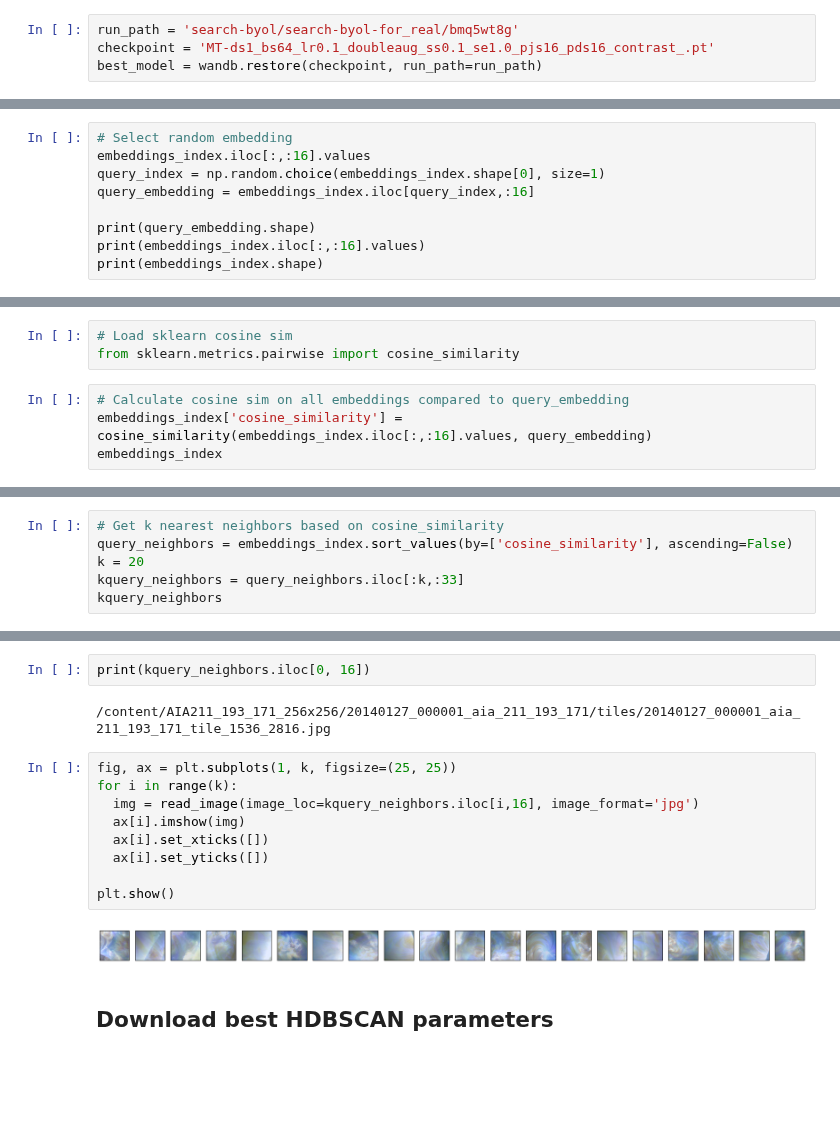
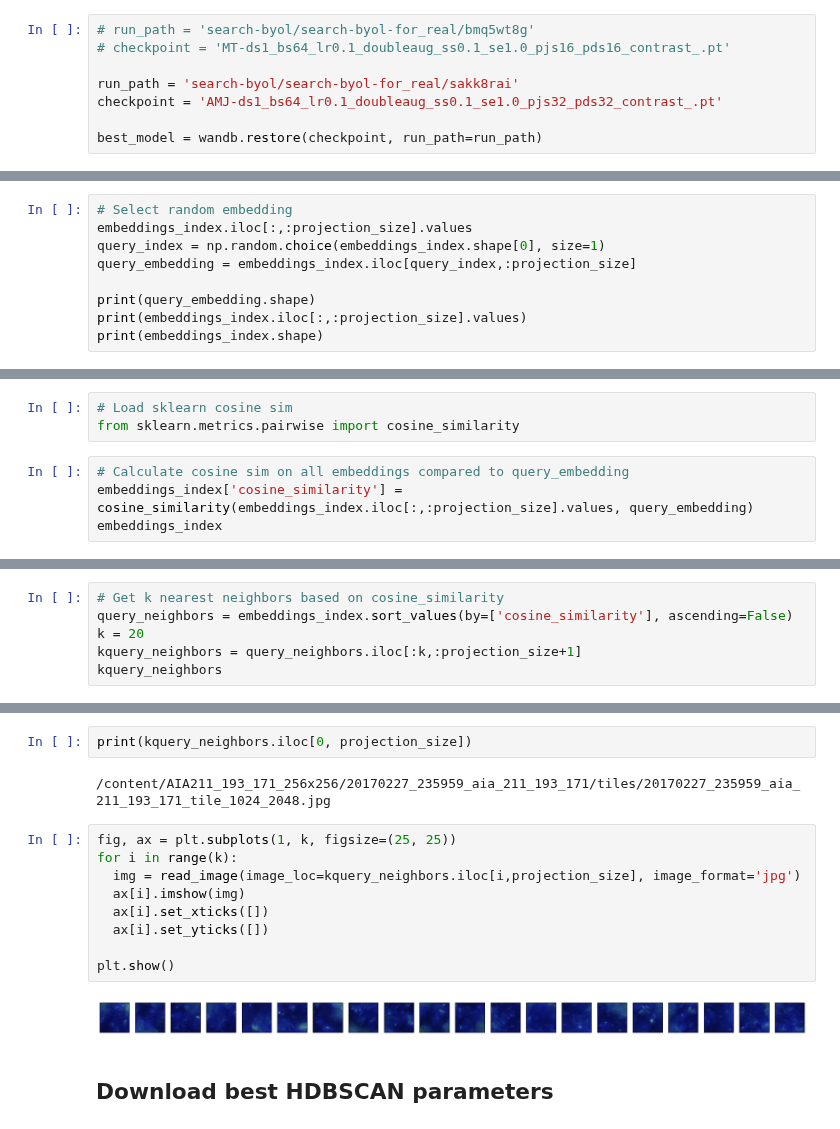
Before and after one commit to hits-sdo/hits-sdo-similaritysearch, a Jupyter notebook: search_byol/byol_index_retrieval_pl.ipynb, the cells around one changed output, grey strips where cells are left out. Cells and saved outputs as stored; diff of their text form; blank space fills up the shorter version.

Commit message:
Add links for embedding dimension of 32

```diff
--- a/search_byol/byol_index_retrieval_pl.ipynb
+++ b/search_byol/byol_index_retrieval_pl.ipynb
@@ -344,8 +344,12 @@ class BYOL(pl.LightningModule):
 # %% [markdown]
 ## Download and load checkpoint
 # %%
-run_path = 'search-byol/search-byol-for_real/bmq5wt8g'
-checkpoint = 'MT-ds1_bs64_lr0.1_doubleaug_ss0.1_se1.0_pjs16_pds16_contrast_.pt'
+# run_path = 'search-byol/search-byol-for_real/bmq5wt8g'
+# checkpoint = 'MT-ds1_bs64_lr0.1_doubleaug_ss0.1_se1.0_pjs16_pds16_contrast_.pt'
+
+run_path = 'search-byol/search-byol-for_real/sakk8rai'
+checkpoint = 'AMJ-ds1_bs64_lr0.1_doubleaug_ss0.1_se1.0_pjs32_pds32_contrast_.pt'
+
 best_model = wandb.restore(checkpoint, run_path=run_path)
 # %%
 model = BYOL(lr=learning_rate, projection_size=projection_size, prediction_size=prediction_size, cosine_scheduler_start=cosine_scheduler_start, cosine_scheduler_end=cosine_scheduler_end, loss=loss)
@@ -421,10 +428,10 @@ embeddings_index.to_csv('MT-ds1_bs64_lr0.1_doubleaug_ss0.1_se1.0_pjs16_pds16_con
 # %%
 # Select random embedding
-embeddings_index.iloc[:,:16].values
+embeddings_index.iloc[:,:projection_size].values
 query_index = np.random.choice(embeddings_index.shape[0], size=1)
-query_embedding = embeddings_index.iloc[query_index,:16]
+query_embedding = embeddings_index.iloc[query_index,:projection_size]
 
 print(query_embedding.shape)
-print(embeddings_index.iloc[:,:16].values)
+print(embeddings_index.iloc[:,:projection_size].values)
 print(embeddings_index.shape)
 # %% [output]
@@ -448,6 +455,6 @@ print(embeddings_index.shape)
 from sklearn.metrics.pairwise import cosine_similarity
 # %%
 # Calculate cosine sim on all embeddings compared to query_embedding
-embeddings_index['cosine_similarity'] = cosine_similarity(embeddings_index.iloc[:,:16].values, query_embedding)
+embeddings_index['cosine_similarity'] = cosine_similarity(embeddings_index.iloc[:,:projection_size].values, query_embedding)
 embeddings_index
 # %% [output]
@@ -468,6 +475,6 @@ embeddings_index
 # Get k nearest neighbors based on cosine_similarity
 query_neighbors = embeddings_index.sort_values(by=['cosine_similarity'], ascending=False)
 k = 20
-kquery_neighbors = query_neighbors.iloc[:k,:33]
+kquery_neighbors = query_neighbors.iloc[:k,:projection_size+1]
 kquery_neighbors
 # %% [output]
@@ -491,18 +499,18 @@ kquery_neighbors
 # %%
-print(kquery_neighbors.iloc[0, 16])
+print(kquery_neighbors.iloc[0, projection_size])
 # %% [output]
-/content/AIA211_193_171_256x256/20140127_000001_aia_211_193_171/tiles/20140127_000001_aia_211_193_171_tile_1536_2816.jpg
+/content/AIA211_193_171_256x256/20170227_235959_aia_211_193_171/tiles/20170227_235959_aia_211_193_171_tile_1024_2048.jpg
 # %%
 fig, ax = plt.subplots(1, k, figsize=(25, 25))
 for i in range(k):
-  img = read_image(image_loc=kquery_neighbors.iloc[i,16], image_format='jpg')
+  img = read_image(image_loc=kquery_neighbors.iloc[i,projection_size], image_format='jpg')
   ax[i].imshow(img)
   ax[i].set_xticks([])
   ax[i].set_yticks([])
 
 plt.show()
 # %% [output]
-[figure, old version]
+[figure, new version]
 # %% [markdown]
 ## Download best HDBSCAN parameters
 # %%
```
Also changed, not shown: parts of 8 cells of this notebook.
